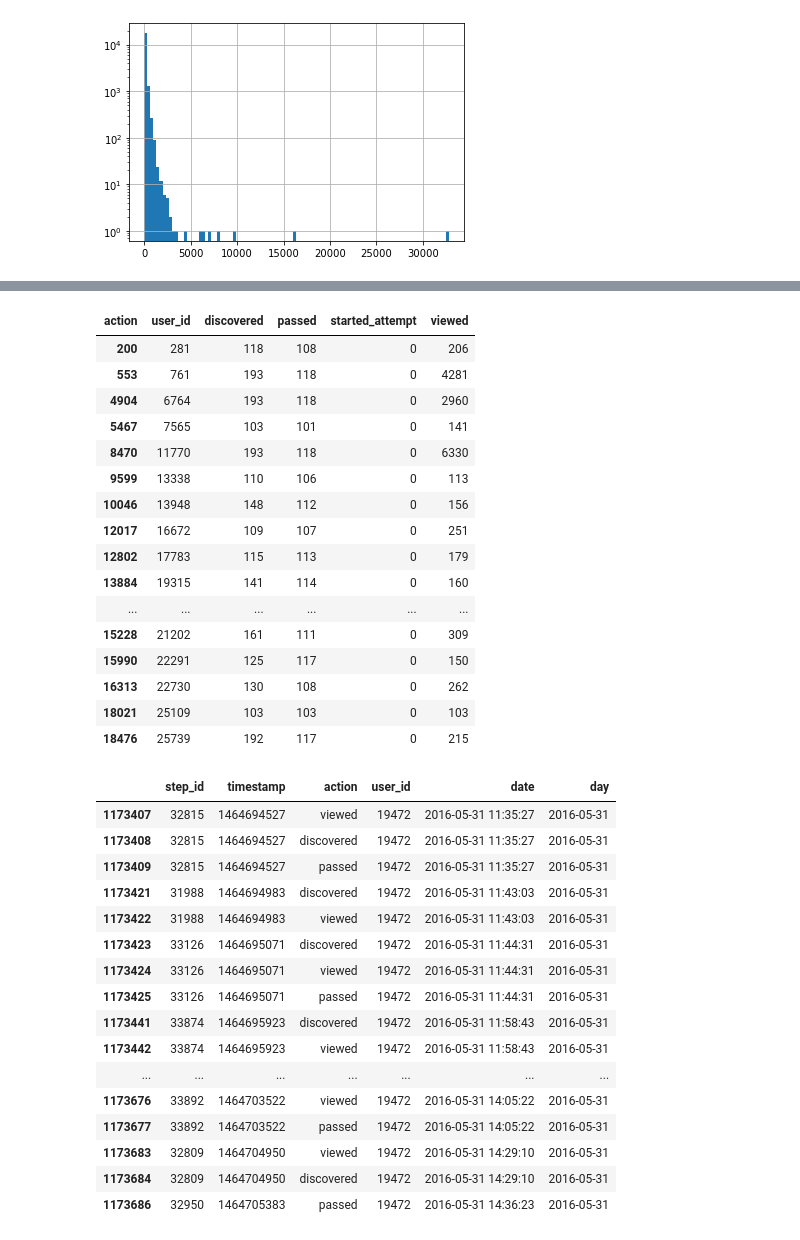
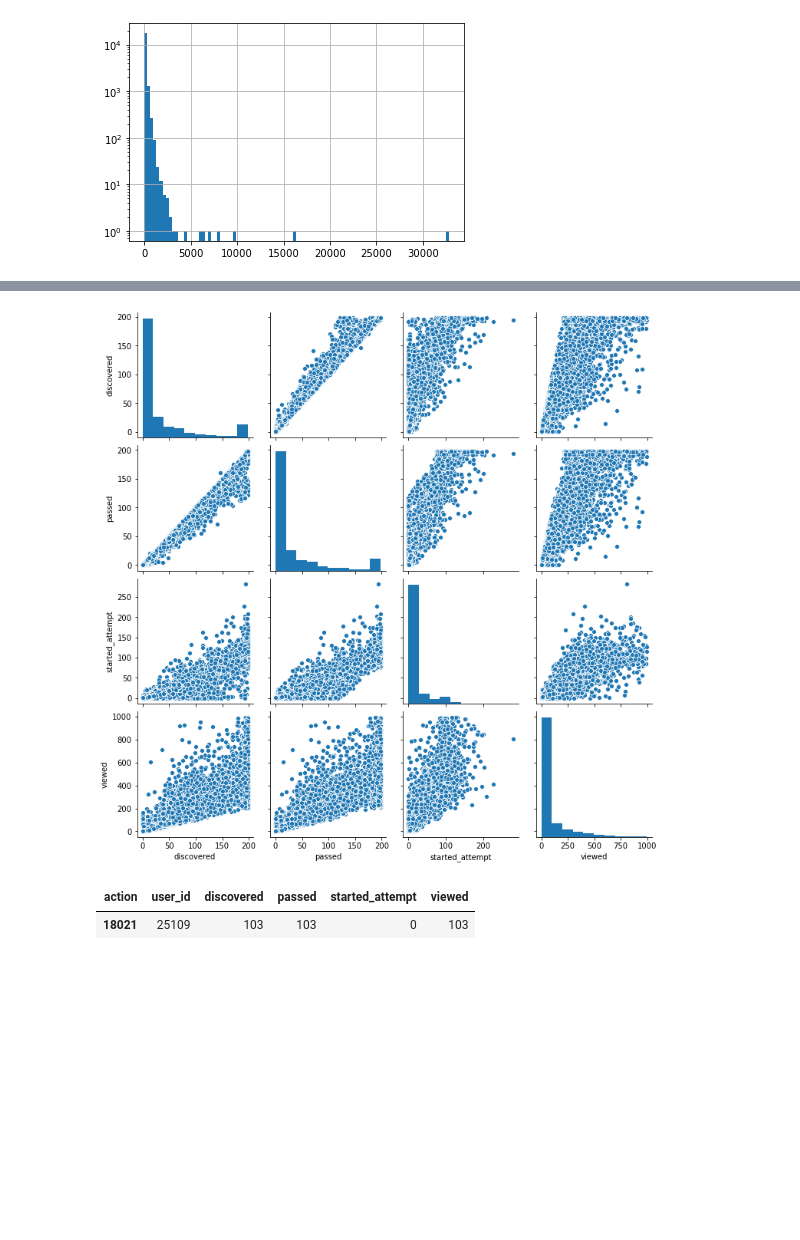
Before and after one commit to gbrs/Intro_DS_ML_Stepic_Karpov, a Jupyter notebook: ml_contest.ipynb, the cells around one changed output, grey strips where cells are left out. Saved outputs shown, nothing was run; the diff lists cells and outputs as text; code cells hidden in the pictures; blank space fills up the shorter version.

```diff
--- a/ml_contest.ipynb
+++ b/ml_contest.ipynb
@@ -407,40 +407,9 @@ user_actions[user_actions.started_attempt > 230]
+# %%
+sns.pairplot(user_actions[user_actions.viewed < 1000].loc[:, 'discovered':]);
+# %% [output]
+[figure, added]
 # %%
-user_actions.query("started_attempt == 0 & passed > 100")
+user_actions.query("discovered == viewed & passed > 100")
 # %% [output]
 | action | user_id | discovered | passed | started_attempt | viewed |
-| 200 | 281 | 118 | 108 | 0 | 206 |
-| 553 | 761 | 193 | 118 | 0 | 4281 |
-| 4904 | 6764 | 193 | 118 | 0 | 2960 |
-| 5467 | 7565 | 103 | 101 | 0 | 141 |
-| 8470 | 11770 | 193 | 118 | 0 | 6330 |
-| 9599 | 13338 | 110 | 106 | 0 | 113 |
-| 10046 | 13948 | 148 | 112 | 0 | 156 |
-| 12017 | 16672 | 109 | 107 | 0 | 251 |
-| 12802 | 17783 | 115 | 113 | 0 | 179 |
-| 13884 | 19315 | 141 | 114 | 0 | 160 |
-| ... | ... | ... | ... | ... | ... |
-| 15228 | 21202 | 161 | 111 | 0 | 309 |
-| 15990 | 22291 | 125 | 117 | 0 | 150 |
-| 16313 | 22730 | 130 | 108 | 0 | 262 |
 | 18021 | 25109 | 103 | 103 | 0 | 103 |
-| 18476 | 25739 | 192 | 117 | 0 | 215 |
-# %%
-events_data.query("user_id == 19472").head(50)
-# %% [output]
-|  | step_id | timestamp | action | user_id | date | day |
-| 1173407 | 32815 | 1464694527 | viewed | 19472 | 2016-05-31 11:35:27 | 2016-05-31 |
-| 1173408 | 32815 | 1464694527 | discovered | 19472 | 2016-05-31 11:35:27 | 2016-05-31 |
-| 1173409 | 32815 | 1464694527 | passed | 19472 | 2016-05-31 11:35:27 | 2016-05-31 |
-| 1173421 | 31988 | 1464694983 | discovered | 19472 | 2016-05-31 11:43:03 | 2016-05-31 |
-| 1173422 | 31988 | 1464694983 | viewed | 19472 | 2016-05-31 11:43:03 | 2016-05-31 |
-| 1173423 | 33126 | 1464695071 | discovered | 19472 | 2016-05-31 11:44:31 | 2016-05-31 |
-| 1173424 | 33126 | 1464695071 | viewed | 19472 | 2016-05-31 11:44:31 | 2016-05-31 |
-| 1173425 | 33126 | 1464695071 | passed | 19472 | 2016-05-31 11:44:31 | 2016-05-31 |
-| 1173441 | 33874 | 1464695923 | discovered | 19472 | 2016-05-31 11:58:43 | 2016-05-31 |
-| 1173442 | 33874 | 1464695923 | viewed | 19472 | 2016-05-31 11:58:43 | 2016-05-31 |
-| ... | ... | ... | ... | ... | ... | ... |
-| 1173676 | 33892 | 1464703522 | viewed | 19472 | 2016-05-31 14:05:22 | 2016-05-31 |
-| 1173677 | 33892 | 1464703522 | passed | 19472 | 2016-05-31 14:05:22 | 2016-05-31 |
-| 1173683 | 32809 | 1464704950 | viewed | 19472 | 2016-05-31 14:29:10 | 2016-05-31 |
-| 1173684 | 32809 | 1464704950 | discovered | 19472 | 2016-05-31 14:29:10 | 2016-05-31 |
-| 1173686 | 32950 | 1464705383 | passed | 19472 | 2016-05-31 14:36:23 | 2016-05-31 |
```
Also changed, not shown: parts of 5 cells of this notebook.
